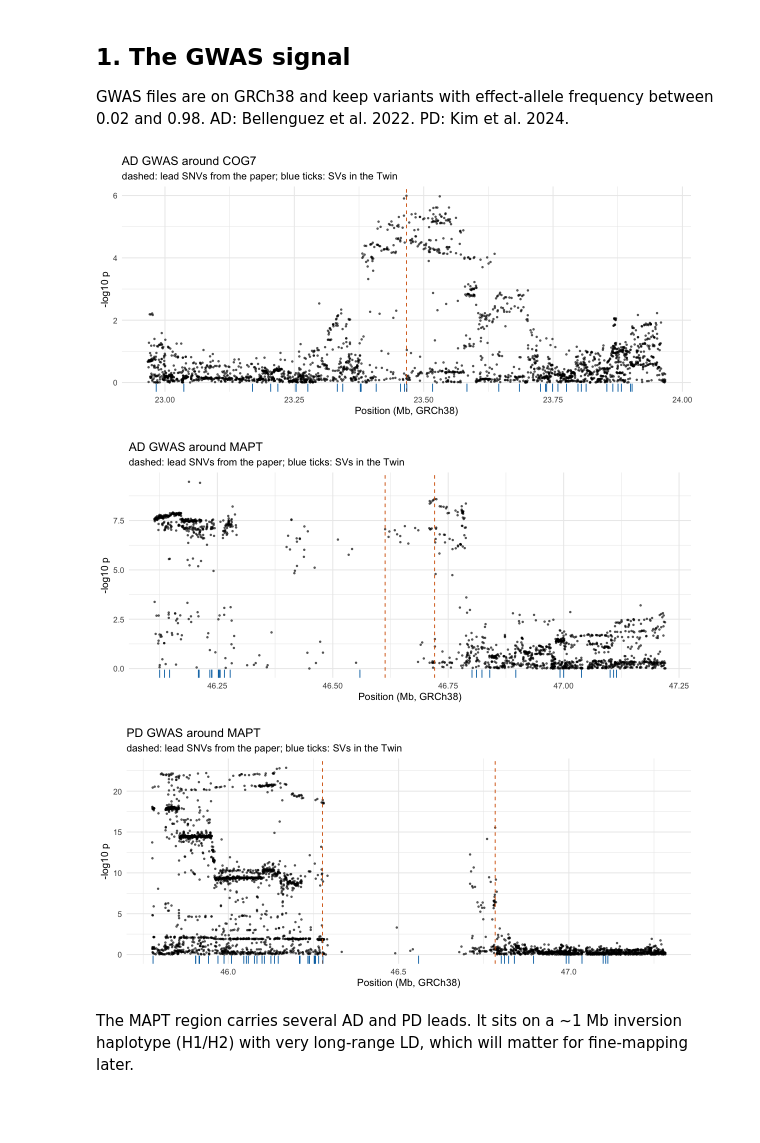
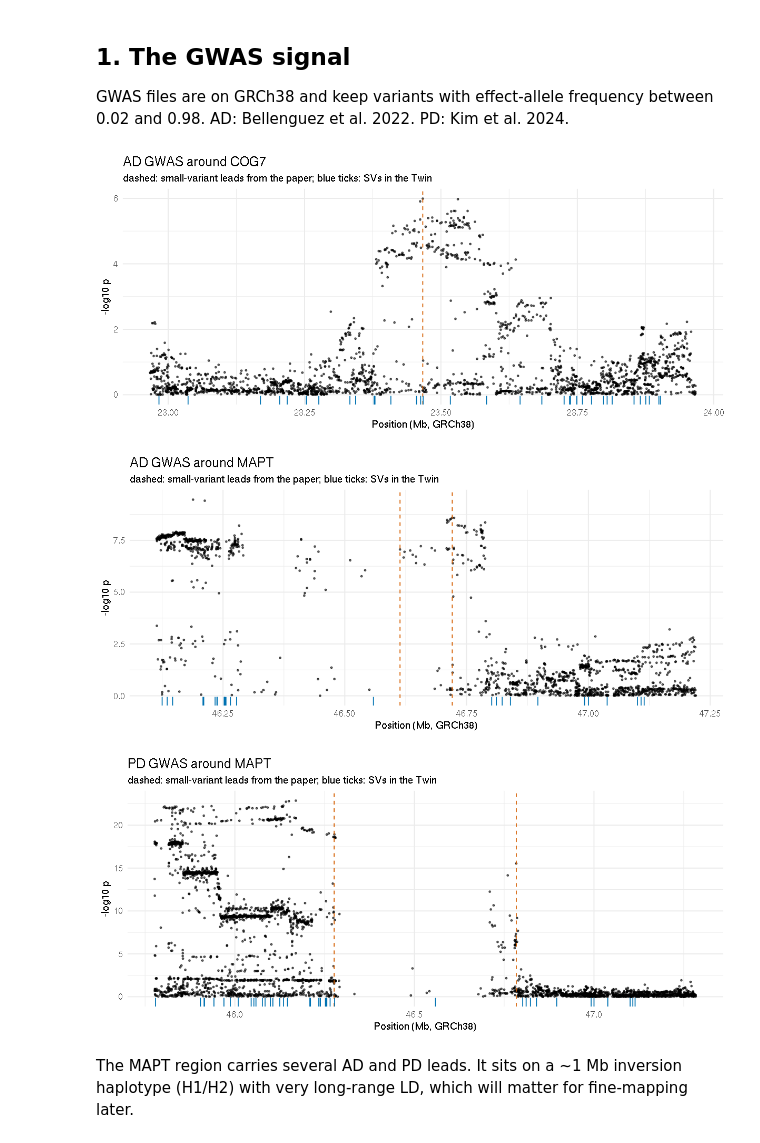
Before and after one commit to Junkkkk/sv-finemapping-coloc-tutorial, a Jupyter notebook: notebooks/01_sv_candidates_at_gwas_loci.ipynb, the cells around one changed output. Saved outputs shown, nothing was run; the diff lists cells and outputs as text; code cells hidden in the pictures; blank space fills up the shorter version.

```diff
--- a/notebooks/01_sv_candidates_at_gwas_loci.ipynb
+++ b/notebooks/01_sv_candidates_at_gwas_loci.ipynb
@@ -66,24 +66,24 @@ AD: Bellenguez et al. 2022. PD: Kim et al. 2024.
 # %%
 plot_gwas <- function(gwas, locus, lead_positions, half_window = 5e5) {
     g <- read_gwas(gwas, locus)
     lo <- min(lead_positions) - half_window; hi <- max(lead_positions) + half_window
     g <- g[snp_pos >= lo & snp_pos <= hi]
     sv <- geno[[locus]]$SV$info[start >= lo & start <= hi]
     ggplot(g, aes(snp_pos / 1e6, -log10(pvalue))) +
         geom_point(size = 0.7, alpha = 0.6) +
         geom_vline(xintercept = lead_positions / 1e6, linetype = 2, colour = "#D55E00") +
         geom_rug(data = sv, aes(x = start / 1e6), inherit.aes = FALSE, colour = "#0072B2", length = unit(0.04, "npc")) +
         labs(title = sprintf("%s GWAS around %s", gwas, locus),
-             subtitle = "dashed: lead SNVs from the paper; blue ticks: SVs in the Twin",
+             subtitle = "dashed: small-variant leads from the paper; blue ticks: SVs in the Twin",
              x = "Position (Mb, GRCh38)", y = "-log10 p")
 }
 plot_gwas("AD", "COG7", leads[locus == "COG7", lead])
 plot_gwas("AD", "MAPT", leads[locus == "MAPT" & gwas == "AD", lead])
 plot_gwas("PD", "MAPT", leads[locus == "MAPT" & gwas == "PD", lead])
 # %% [output]
-[figure, old version]
+[figure, new version]
-[figure, old version]
+[figure, new version]
-[figure, old version]
+[figure, new version]
 # %% [markdown]
 The MAPT region carries several AD and PD leads. It sits on a ~1 Mb inversion haplotype (H1/H2)
 with very long-range LD, which will matter for fine-mapping later.
```
Also changed, not shown: parts of 5 cells of this notebook, 3 other files.
